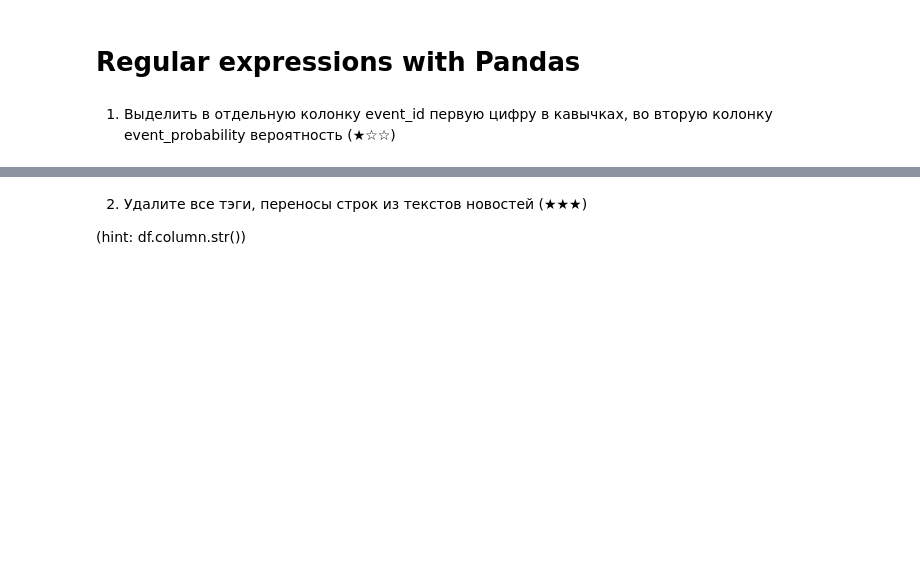
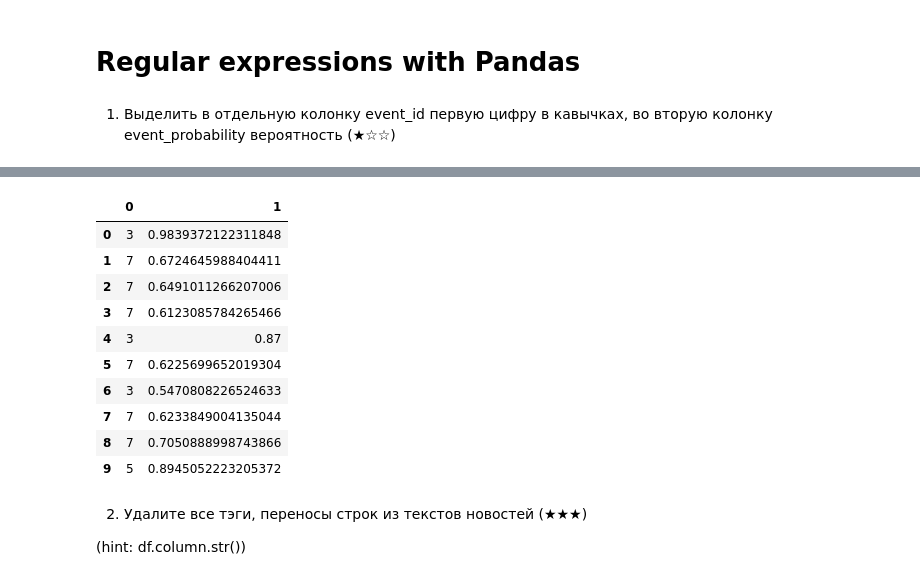
Before and after one commit to jcartwri/zombie1, a Jupyter notebook: Epic Journey_Part1_Pandas.ipynb, the cells around one changed output, grey strips where cells are left out. Drawn from its saved outputs; the diff is of its cells as text; code cells hidden in the pictures; blank space fills up the shorter version.

```diff
--- a/Epic Journey_Part1_Pandas.ipynb
+++ b/Epic Journey_Part1_Pandas.ipynb
@@ -2087,3 +2153,17 @@ df=pd.DataFrame({'col1':["{'34': 0.9839372122311848}",
+# %%
+df['col1'].str.extract("'(\d)\d{0,1}': (\d{1}\.\d*)")
+# %% [output]
+|  | 0 | 1 |
+| 0 | 3 | 0.9839372122311848 |
+| 1 | 7 | 0.6724645988404411 |
+| 2 | 7 | 0.6491011266207006 |
+| 3 | 7 | 0.6123085784265466 |
+| 4 | 3 | 0.87 |
+| 5 | 7 | 0.6225699652019304 |
+| 6 | 3 | 0.5470808226524633 |
+| 7 | 7 | 0.6233849004135044 |
+| 8 | 7 | 0.7050888998743866 |
+| 9 | 5 | 0.8945052223205372 |
 # %% [markdown]
 2. Удалите все тэги, переносы строк из текстов новостей (★★★)
 
```
Also changed, not shown: parts of 11 cells of this notebook.
